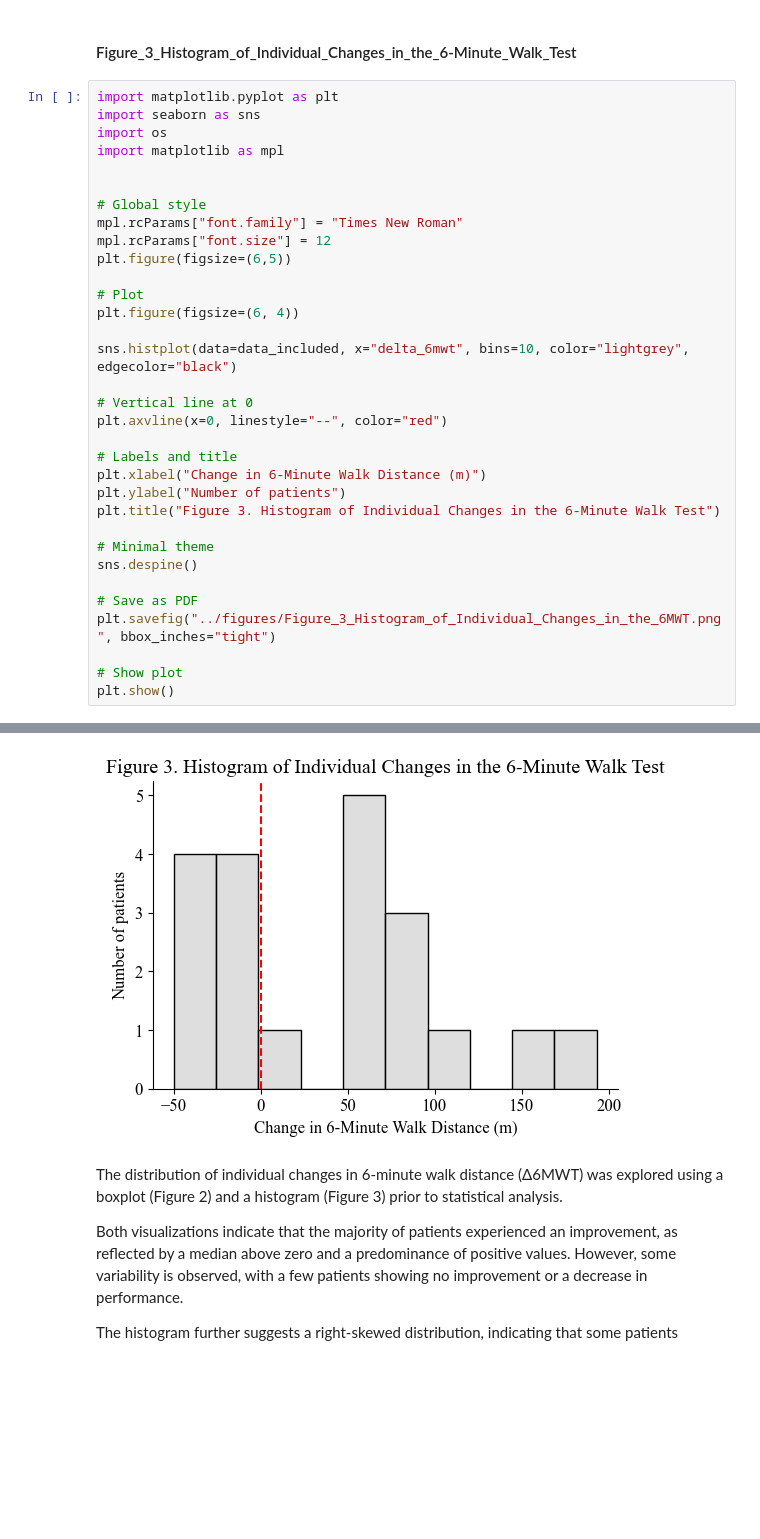
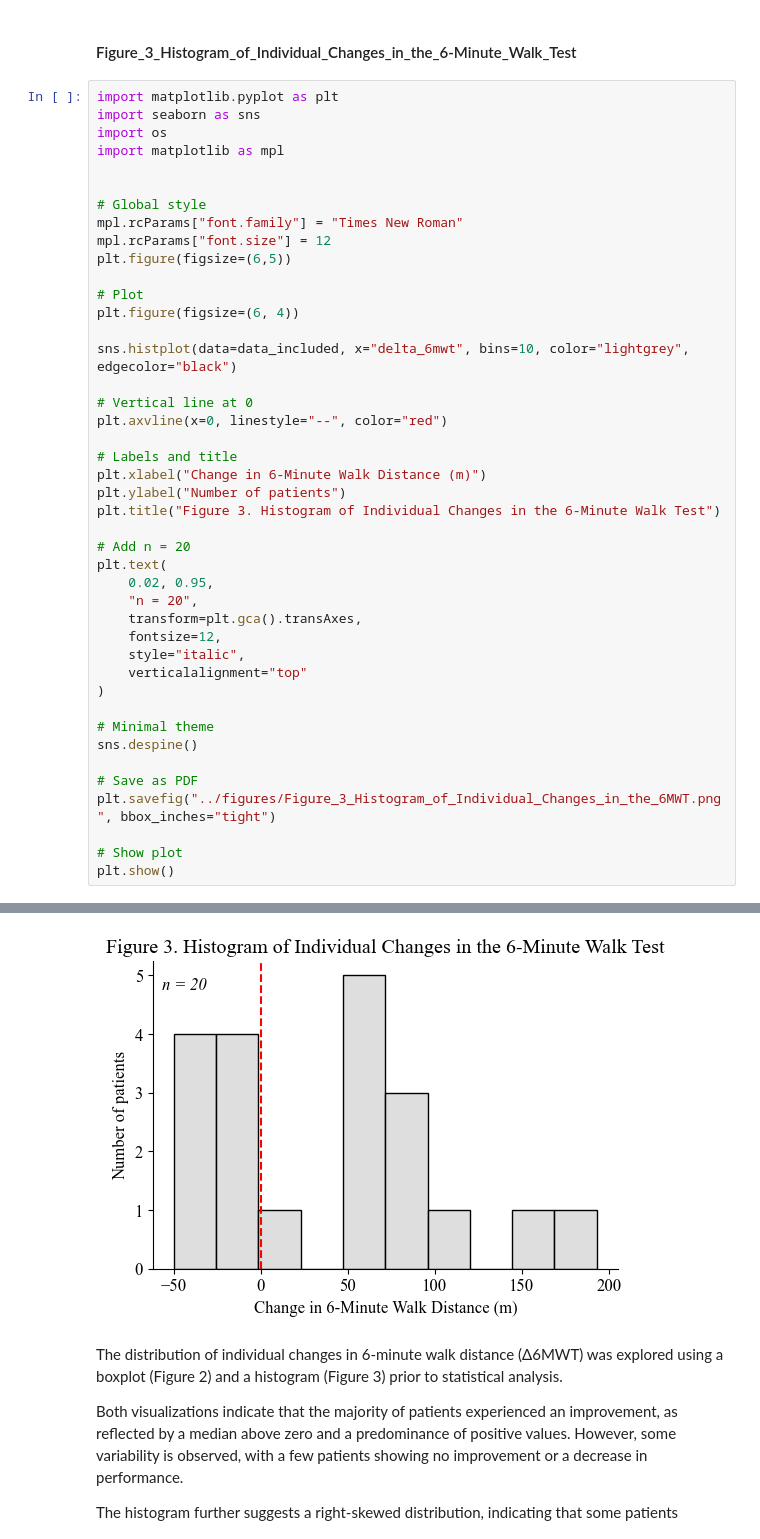
Before and after one commit to chloelaignel31-boop/Laignel.Chloe, a Jupyter notebook: notebook/exploratory_analysis.ipynb, the cells around one changed output, grey strips where cells are left out. Drawn from its saved outputs; the diff is of its cells as text; blank space fills up the shorter version.

```diff
--- a/notebook/exploratory_analysis.ipynb
+++ b/notebook/exploratory_analysis.ipynb
@@ -328,34 +347,44 @@ import matplotlib as mpl
 
 
 # Global style
 mpl.rcParams["font.family"] = "Times New Roman"
 mpl.rcParams["font.size"] = 12
 plt.figure(figsize=(6,5))
 
 # Plot
 plt.figure(figsize=(6, 4))
 
 sns.histplot(data=data_included, x="delta_6mwt", bins=10, color="lightgrey", edgecolor="black")
 
 # Vertical line at 0
 plt.axvline(x=0, linestyle="--", color="red")
 
 # Labels and title
 plt.xlabel("Change in 6-Minute Walk Distance (m)")
 plt.ylabel("Number of patients")
 plt.title("Figure 3. Histogram of Individual Changes in the 6-Minute Walk Test")
 
+# Add n = 20
+plt.text(
+    0.02, 0.95,
+    "n = 20",
+    transform=plt.gca().transAxes,
+    fontsize=12,
+    style="italic",
+    verticalalignment="top"
+)
+
 # Minimal theme
 sns.despine()
 
 # Save as PDF
 plt.savefig("../figures/Figure_3_Histogram_of_Individual_Changes_in_the_6MWT.png", bbox_inches="tight")
 
 # Show plot
 plt.show()
 # %% [output]
 <Figure size 600x500 with 0 Axes>
-[figure, old version]
+[figure, new version]
 # %% [markdown]
 The distribution of individual changes in 6-minute walk distance (Δ6MWT) was explored using a boxplot (Figure 2) and a histogram (Figure 3) prior to statistical analysis.
 
```
Also changed, not shown: parts of 3 cells of this notebook, 4 other files.
